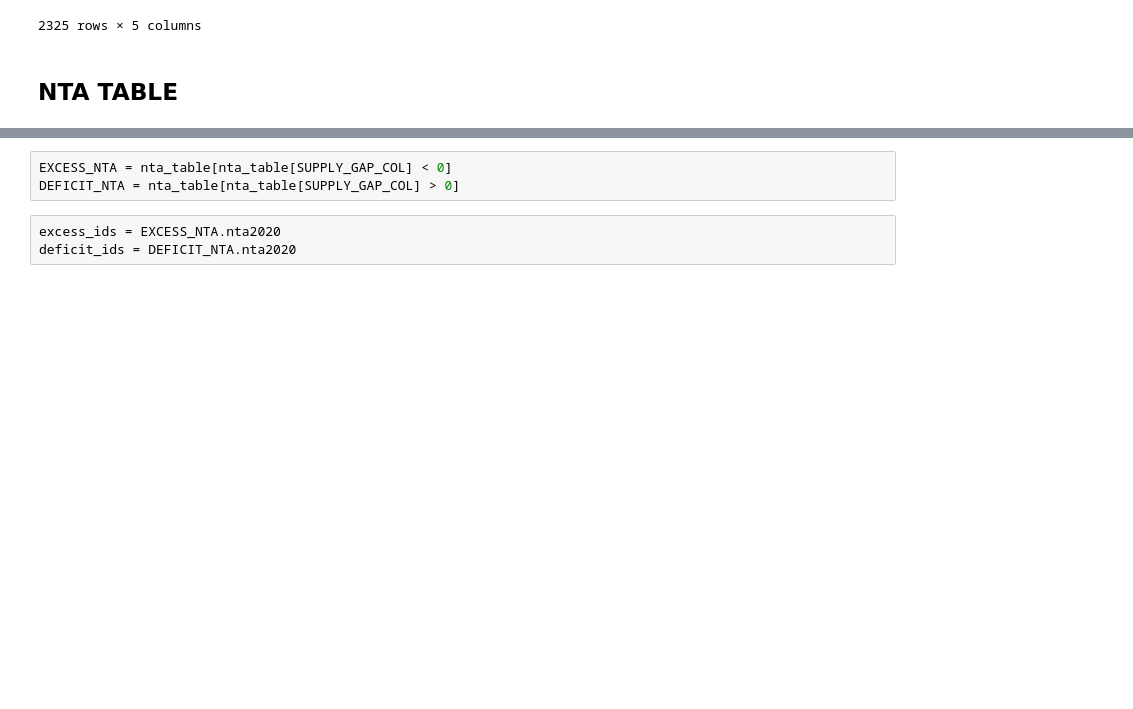
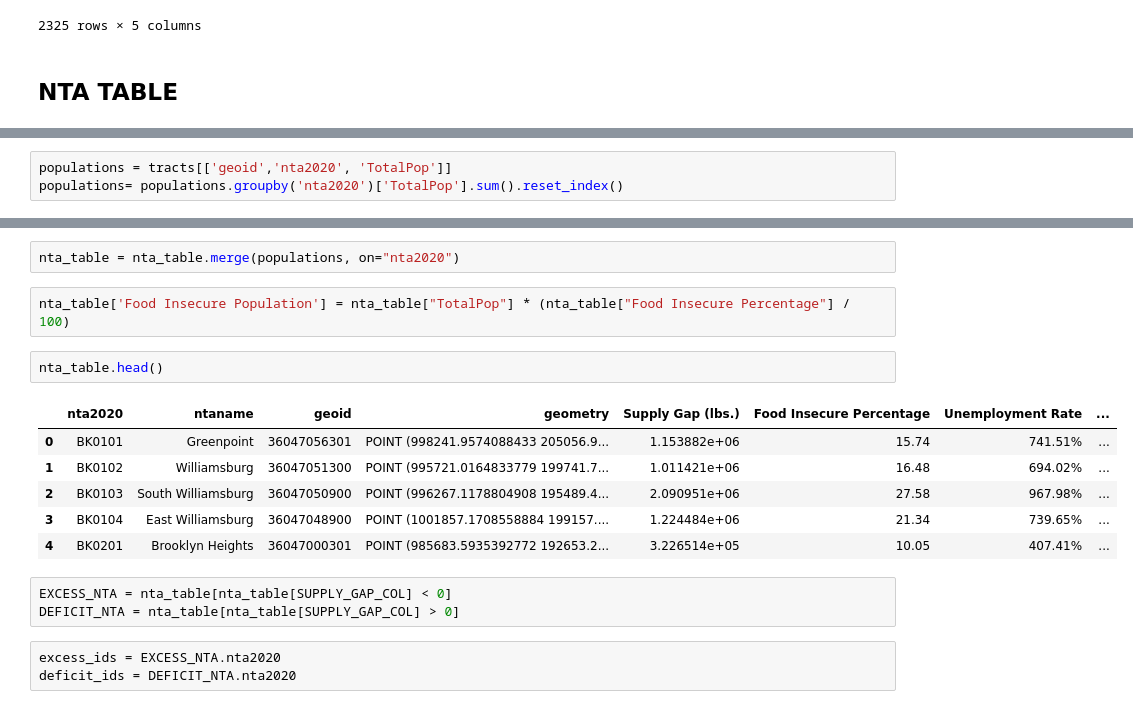
Before and after one commit to skrigel/nyc_food_supply_gap_analysis, a Jupyter notebook: preprocessing.ipynb, the cells around one changed output, grey strips where cells are left out. Cells and saved outputs as stored; diff of their text form; blank space fills up the shorter version.

```diff
--- a/preprocessing.ipynb
+++ b/preprocessing.ipynb
@@ -152,0 +155,3 @@ nta_table
+# %%
+populations = tracts[['geoid','nta2020', 'TotalPop']]
+populations= populations.groupby('nta2020')['TotalPop'].sum().reset_index()
@@ -153,3 +167,16 @@ nta_table
+# %%
+nta_table = nta_table.merge(populations, on="nta2020")
+# %%
+nta_table['Food Insecure Population'] = nta_table["TotalPop"] * (nta_table["Food Insecure Percentage"] / 100)
+# %%
+nta_table.head()
+# %% [output]
+|  | nta2020 | ntaname | geoid | geometry | Supply Gap (lbs.) | Food Insecure Percentage | Unemployment Rate | ... |
+| 0 | BK0101 | Greenpoint | 36047056301 | POINT (998241.9574088433 205056.9... | 1.153882e+06 | 15.74 | 741.51% | ... |
+| 1 | BK0102 | Williamsburg | 36047051300 | POINT (995721.0164833779 199741.7... | 1.011421e+06 | 16.48 | 694.02% | ... |
+| 2 | BK0103 | South Williamsburg | 36047050900 | POINT (996267.1178804908 195489.4... | 2.090951e+06 | 27.58 | 967.98% | ... |
+| 3 | BK0104 | East Williamsburg | 36047048900 | POINT (1001857.1708558884 199157.... | 1.224484e+06 | 21.34 | 739.65% | ... |
+| 4 | BK0201 | Brooklyn Heights | 36047000301 | POINT (985683.5935392772 192653.2... | 3.226514e+05 | 10.05 | 407.41% | ... |
 # %%
 EXCESS_NTA = nta_table[nta_table[SUPPLY_GAP_COL] < 0]
 DEFICIT_NTA = nta_table[nta_table[SUPPLY_GAP_COL] > 0]
```
Also changed, not shown: parts of 6 cells of this notebook, 1 other file.
